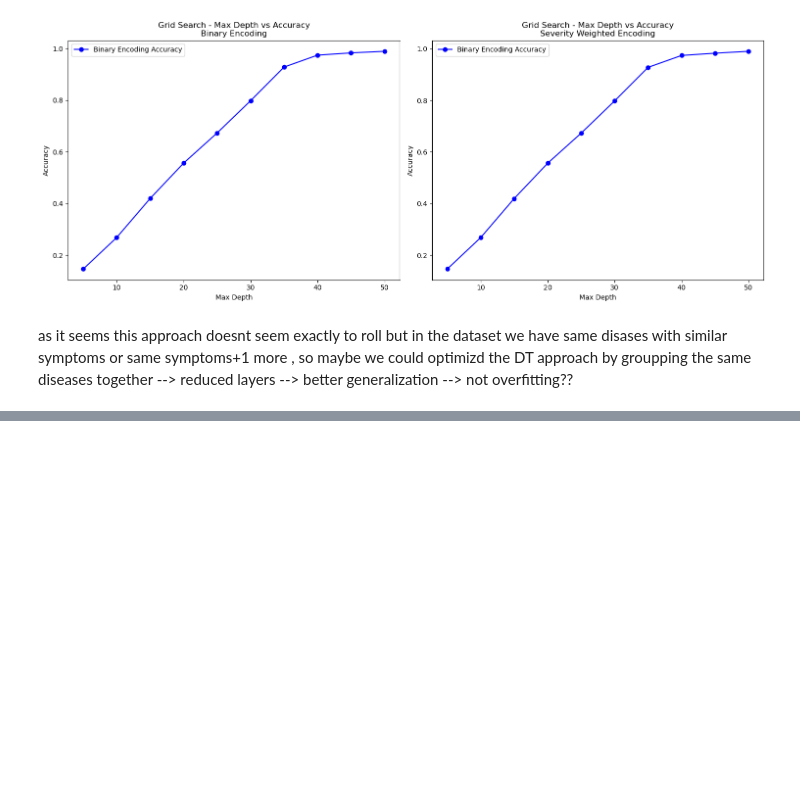
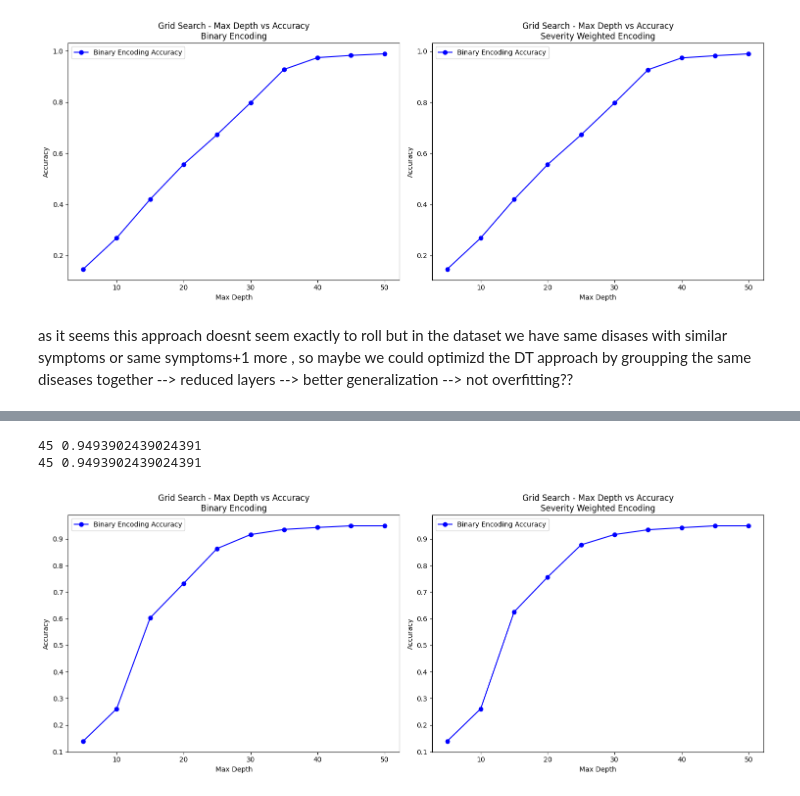
Before and after one commit to domipm/AML-Disease-Symptom, a Jupyter notebook: DecisionTree.ipynb, the cells around one changed output, grey strips where cells are left out. Saved outputs shown, nothing was run; the diff lists cells and outputs as text; code cells hidden in the pictures; blank space fills up the shorter version.

```diff
--- a/DecisionTree.ipynb
+++ b/DecisionTree.ipynb
@@ -259,0 +401,45 @@ but in the dataset we have same disases with similar symptoms or same symptoms+1
+# %%
+param_grid = {
+    'max_depth': range(5,51,5)  # At 60 it goes up to 100% again
+}
+
+
+# Grid search to find the best max_depth (hyperparameter tunning)
+grid_search_binary = GridSearchCV(estimator=dt_model_binary_bis, param_grid=param_grid, cv=5, scoring='accuracy')
+grid_search_binary.fit(X_binary_bis, y_binary_bis)
+
+grid_search_severity_w = GridSearchCV(estimator=dt_model_severity_bis, param_grid = param_grid, cv=5, scoring='accuracy')
+grid_search_severity_w.fit(X_severity_bis, y_severity_bis)
+# Best depth and its accuracy
+best_depth_binary = grid_search_binary.best_params_['max_depth']
+best_accuracy_binary = grid_search_binary.best_score_
+print(best_depth_binary, best_accuracy_binary)
+
+best_depth_severity_w = grid_search_severity_w.best_params_['max_depth']
+best_accuracy_severity_w = grid_search_severity_w.best_score_
+print(best_depth_severity_w, best_accuracy_severity_w)
+
+
+#plots
+fig, axes = plt.subplots(1, 2, figsize=(15, 6))
+
+#for binary
+axes[0].plot(param_grid['max_depth'], grid_search_binary.cv_results_['mean_test_score'], 'bo-', label='Binary Encoding Accuracy')
+axes[0].set_title('Grid Search - Max Depth vs Accuracy\nBinary Encoding')
+axes[0].set_xlabel('Max Depth')
+axes[0].set_ylabel('Accuracy')
+axes[0].legend()
+
+# for Severity Weighted Encoding
+axes[1].plot(param_grid['max_depth'], grid_search_severity_w.cv_results_['mean_test_score'], 'bo-', label='Binary Encoding Accuracy')
+axes[1].set_title('Grid Search - Max Depth vs Accuracy\nSeverity Weighted Encoding')
+axes[1].set_xlabel('Max Depth')
+axes[1].set_ylabel('Accuracy')
+axes[1].legend()
+
+plt.tight_layout()
+plt.show()
+# %% [output]
+45 0.9493902439024391
+45 0.9493902439024391
+[figure, added]
```
Also changed, not shown: parts of 13 cells of this notebook.
